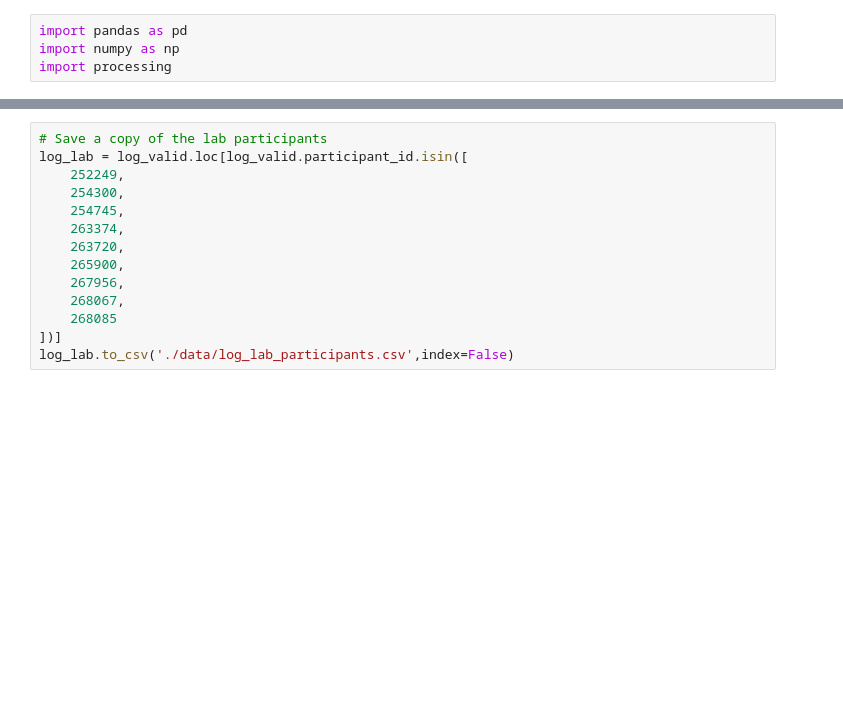
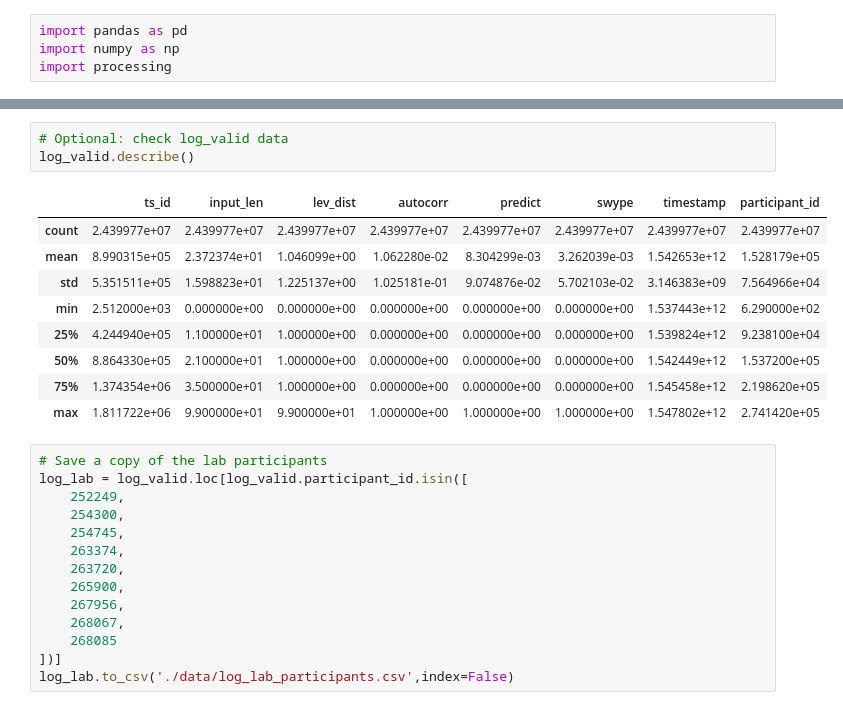
Before and after one commit to cashaddy/typing_automation, a Jupyter notebook: 01_processing_log.ipynb, the cells around one changed output, grey strips where cells are left out. Cells and saved outputs as stored; diff of their text form; blank space fills up the shorter version.

```diff
--- a/01_processing_log.ipynb
+++ b/01_processing_log.ipynb
@@ -12,3 +15,16 @@ log_valid = processing.get_participants_for_log(log_valid)
+# %%
+# Optional: check log_valid data
+log_valid.describe()
+# %% [output]
+|  | ts_id | input_len | lev_dist | autocorr | predict | swype | timestamp | participant_id |
+| count | 2.439977e+07 | 2.439977e+07 | 2.439977e+07 | 2.439977e+07 | 2.439977e+07 | 2.439977e+07 | 2.439977e+07 | 2.439977e+07 |
+| mean | 8.990315e+05 | 2.372374e+01 | 1.046099e+00 | 1.062280e-02 | 8.304299e-03 | 3.262039e-03 | 1.542653e+12 | 1.528179e+05 |
+| std | 5.351511e+05 | 1.598823e+01 | 1.225137e+00 | 1.025181e-01 | 9.074876e-02 | 5.702103e-02 | 3.146383e+09 | 7.564966e+04 |
+| min | 2.512000e+03 | 0.000000e+00 | 0.000000e+00 | 0.000000e+00 | 0.000000e+00 | 0.000000e+00 | 1.537443e+12 | 6.290000e+02 |
+| 25% | 4.244940e+05 | 1.100000e+01 | 1.000000e+00 | 0.000000e+00 | 0.000000e+00 | 0.000000e+00 | 1.539824e+12 | 9.238100e+04 |
+| 50% | 8.864330e+05 | 2.100000e+01 | 1.000000e+00 | 0.000000e+00 | 0.000000e+00 | 0.000000e+00 | 1.542449e+12 | 1.537200e+05 |
+| 75% | 1.374354e+06 | 3.500000e+01 | 1.000000e+00 | 0.000000e+00 | 0.000000e+00 | 0.000000e+00 | 1.545458e+12 | 2.198620e+05 |
+| max | 1.811722e+06 | 9.900000e+01 | 9.900000e+01 | 1.000000e+00 | 1.000000e+00 | 1.000000e+00 | 1.547802e+12 | 2.741420e+05 |
 # %%
 # Save a copy of the lab participants
 log_lab = log_valid.loc[log_valid.participant_id.isin([
```
Also changed, not shown: parts of 3 cells of this notebook, 16 other files.
